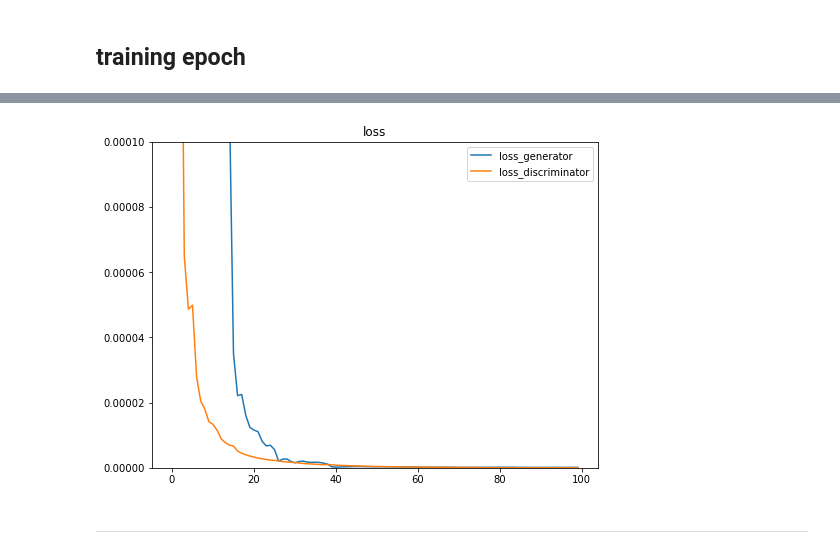
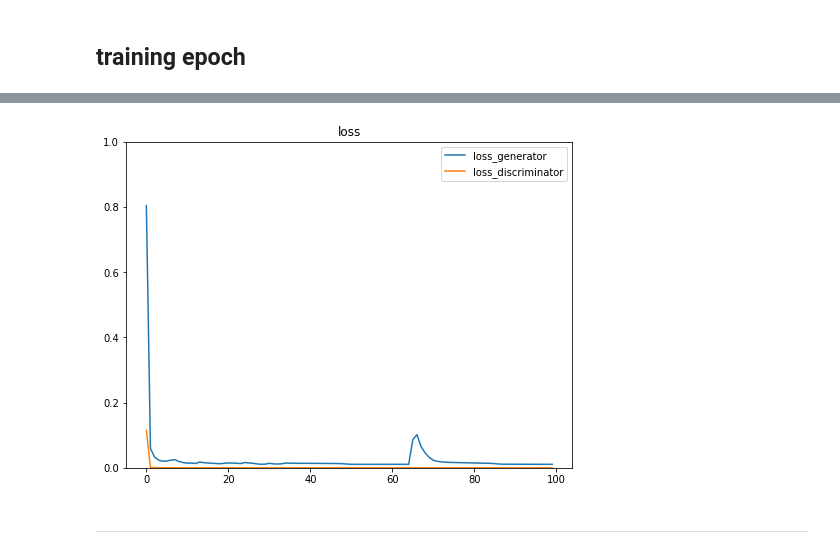
Before and after one commit to robinjoo1015/machine-learning-project-2022-2, a Jupyter notebook: 12/01-assignment_12.ipynb, the cells around one changed output, grey strips where cells are left out. Cells and saved outputs as stored; diff of their text form; code cells hidden in the pictures.

Commit message:
12 modify generator loss

```diff
--- a/12/01-assignment_12.ipynb
+++ b/12/01-assignment_12.ipynb
@@ -289,12 +289,12 @@ def train(generator, discriminator, dataloader):
 
         optimizer_generator.zero_grad()
         fake = compute_prediction(generator, latent)
-#         loss_image = nn.BCELoss()(fake, real)
+        loss_image = nn.BCELoss()(fake, real)
         prediction_fake = compute_prediction(discriminator, fake)
         label_fake = torch.ones_like(prediction_fake)
         loss_label = nn.BCEWithLogitsLoss()(prediction_fake, label_fake)
-#         loss_generator = 0.1 * loss_image + loss_label
-        loss_generator = loss_label
+        loss_generator = loss_image / size_batch + loss_label
+#         loss_generator = loss_label
         loss_generator.backward()
         optimizer_generator.step()
 
@@ -369,13 +369,13 @@ epoch 11, loss_generator = 0.0002008186227478156, loss_discriminator=1.152472501
 # %%
 plt.figure(figsize=(8, 6))
 plt.plot(loss_generator, label='loss_generator')
 plt.plot(loss_discriminator, label='loss_discriminator')
-plt.ylim(0,0.0001)
+plt.ylim(0,1)
 plt.legend()
 plt.title('loss')
 plt.show()
 # %% [output]
-[figure, old version]
+[figure, new version]
 # %% [markdown]
 ---
 # %% [markdown]
```
Also changed, not shown: parts of 3 cells of this notebook.
